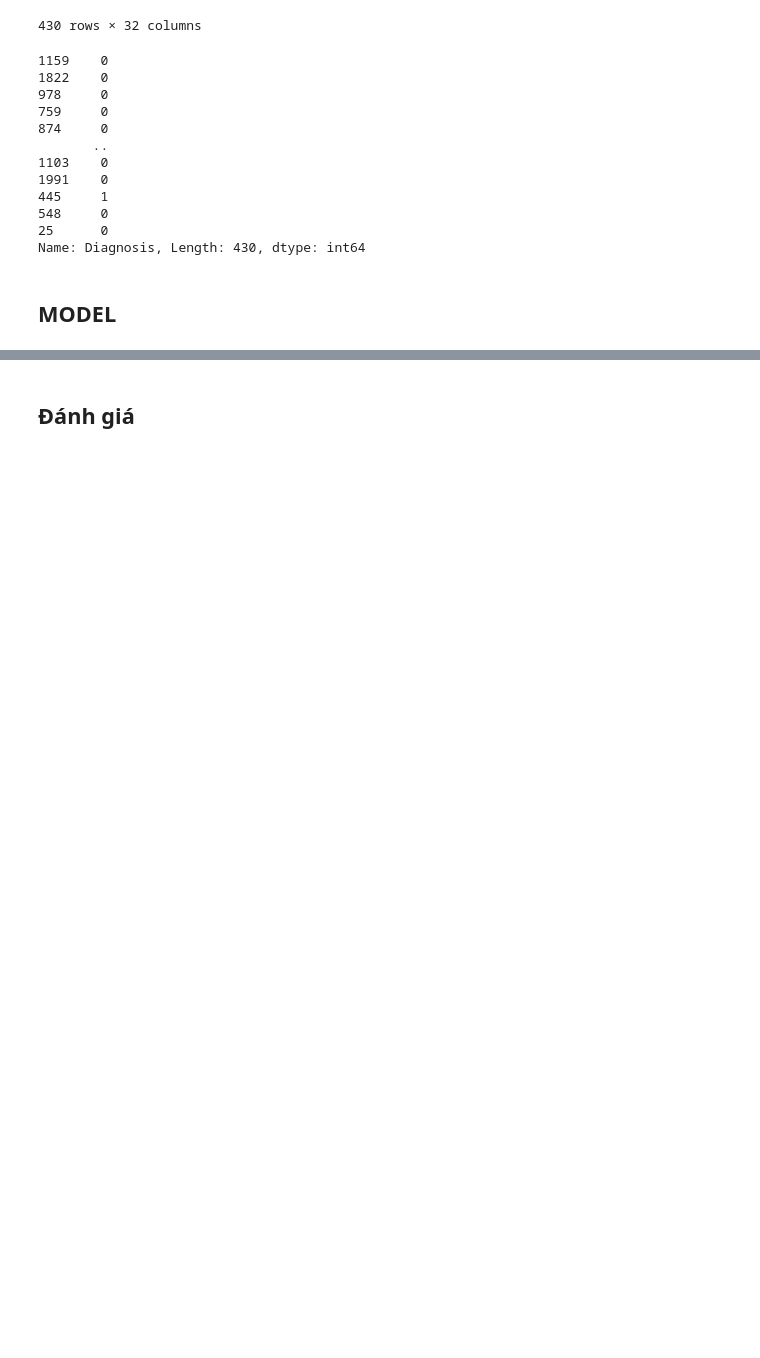
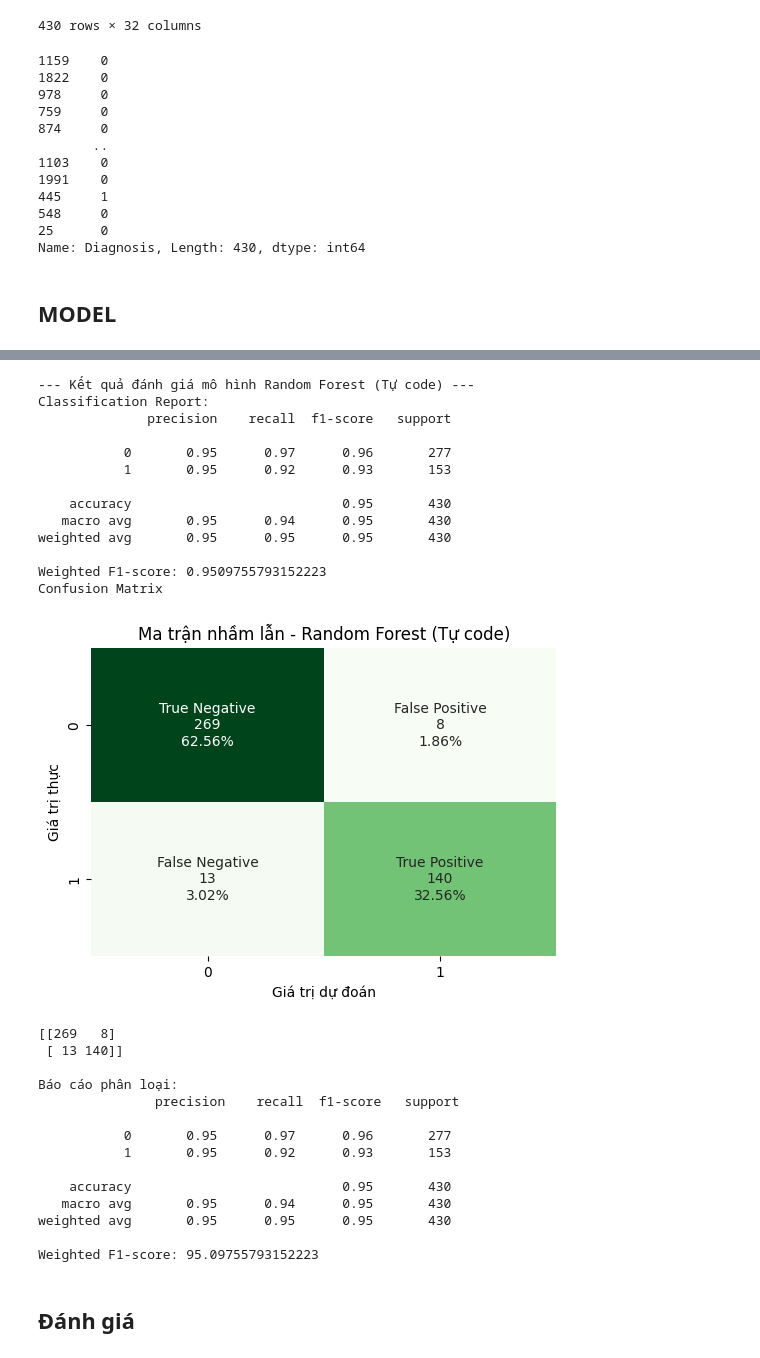
Before and after one commit to Ngoc-Quy-az1/Alzheimer-s-diagnosis, a Jupyter notebook: alzheimer-diagnosis.ipynb, the cells around one changed output, grey strips where cells are left out. Cells and saved outputs as stored; diff of their text form; code cells hidden in the pictures; blank space fills up the shorter version.

```diff
--- a/alzheimer-diagnosis.ipynb
+++ b/alzheimer-diagnosis.ipynb
@@ -259,0 +434,10 @@ weighted avg       0.92      0.92      0.92       430
+# %%
+# 1. Khởi tạo mô hình Random Forest tự code
+custom_rf = RandomForestClassifier(
+    n_estimators=10,        # Số lượng cây
+    max_depth=5,            # Độ sâu tối đa mỗi cây
+    min_samples_split=2     # Số mẫu tối thiểu để chia nhánh
+)
+
+# 2. Huấn luyện mô hình
+custom_rf.fit(X_train.values, y_train.values)  # .values để chuyển DataFrame về numpy array nếu cần
@@ -260,3 +446,72 @@ weighted avg       0.92      0.92      0.92       430
+# %%
+# 3. Dự đoán trên tập kiểm tra
+y_pred_rf = custom_rf.predict(X_test.values)
+
+# 4. Đánh giá mô hình
+print("\n--- Kết quả đánh giá mô hình Random Forest (Tự code) ---")
+print("Classification Report:")
+print(classification_report(y_test, y_pred_rf, zero_division=0))
+weighted_f1_rf = f1_score(y_test, y_pred_rf, average='weighted', zero_division=0)
+print("Weighted F1-score:", weighted_f1_rf)
+
+# 5. Vẽ ma trận nhầm lẫn
+print("Confusion Matrix")
+
+# Tính confusion matrix
+cm = confusion_matrix(y_test, y_pred_rf)
+
+# Tạo nhãn cho các ô trong ma trận
+group_names = ["True Negative", "False Positive", "False Negative", "True Positive"]
+group_counts = ['{0:0.0f}'.format(value) for value in cm.flatten()]
+group_percentages = ['{0:.2%}'.format(value) for value in cm.flatten()/np.sum(cm)]
+labels = [f"{name}\n{count}\n{percent}" for name, count, percent in zip(group_names, group_counts, group_percentages)]
+labels = np.asarray(labels).reshape(2, 2)
+
+# Vẽ heatmap
+plt.figure(figsize=(6, 4))
+sns.heatmap(cm, annot=labels, fmt="", cmap='Greens', cbar=False)
+plt.title("Ma trận nhầm lẫn - Random Forest (Tự code)")
+plt.xlabel("Giá trị dự đoán")
+plt.ylabel("Giá trị thực")
+plt.show()
+
+# In ma trận và báo cáo phân loại
+print(cm)
+print("\nBáo cáo phân loại:\n", classification_report(y_test, y_pred_rf))
+
+# Tính F1 score trung bình có trọng số
+weighted_f1 = f1_score(y_test, y_pred_rf, average='weighted')
+final_score = weighted_f1 * 100
+print('Weighted F1-score:', final_score)
+# %% [output]
+--- Kết quả đánh giá mô hình Random Forest (Tự code) ---
+Classification Report:
+              precision    recall  f1-score   support
+
+           0       0.95      0.97      0.96       277
+           1       0.95      0.92      0.93       153
+
+    accuracy                           0.95       430
+   macro avg       0.95      0.94      0.95       430
+weighted avg       0.95      0.95      0.95       430
+
+Weighted F1-score: 0.9509755793152223
+Confusion Matrix
+[figure, added]
+[[269   8]
+ [ 13 140]]
+
+Báo cáo phân loại:
+               precision    recall  f1-score   support
+
+           0       0.95      0.97      0.96       277
+           1       0.95      0.92      0.93       153
+
+    accuracy                           0.95       430
+   macro avg       0.95      0.94      0.95       430
+weighted avg       0.95      0.95      0.95       430
+
+Weighted F1-score: 95.09755793152223
 # %% [markdown]
 ## Đánh giá
 # %%
```
Also changed, not shown: parts of 17 cells of this notebook.
